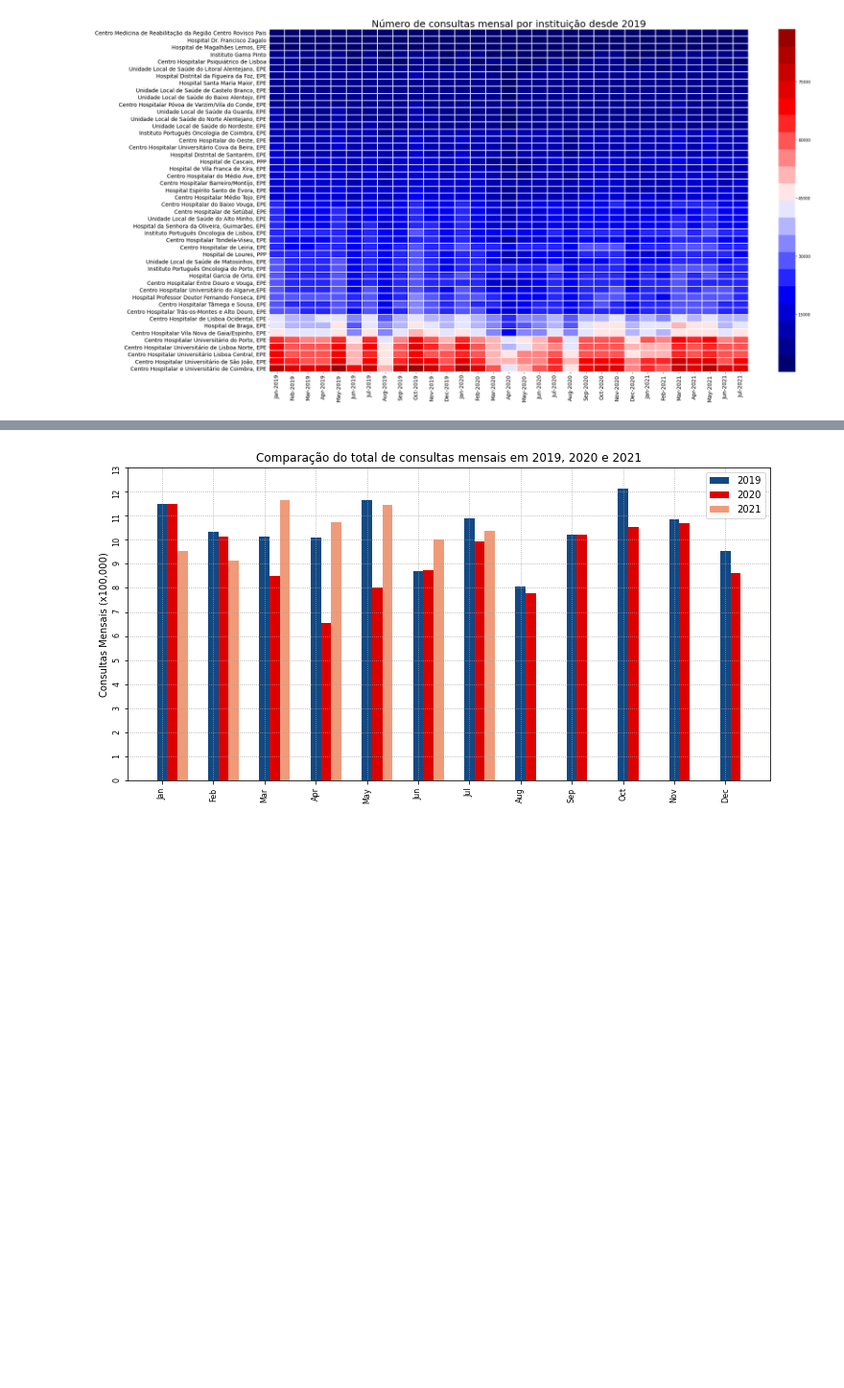
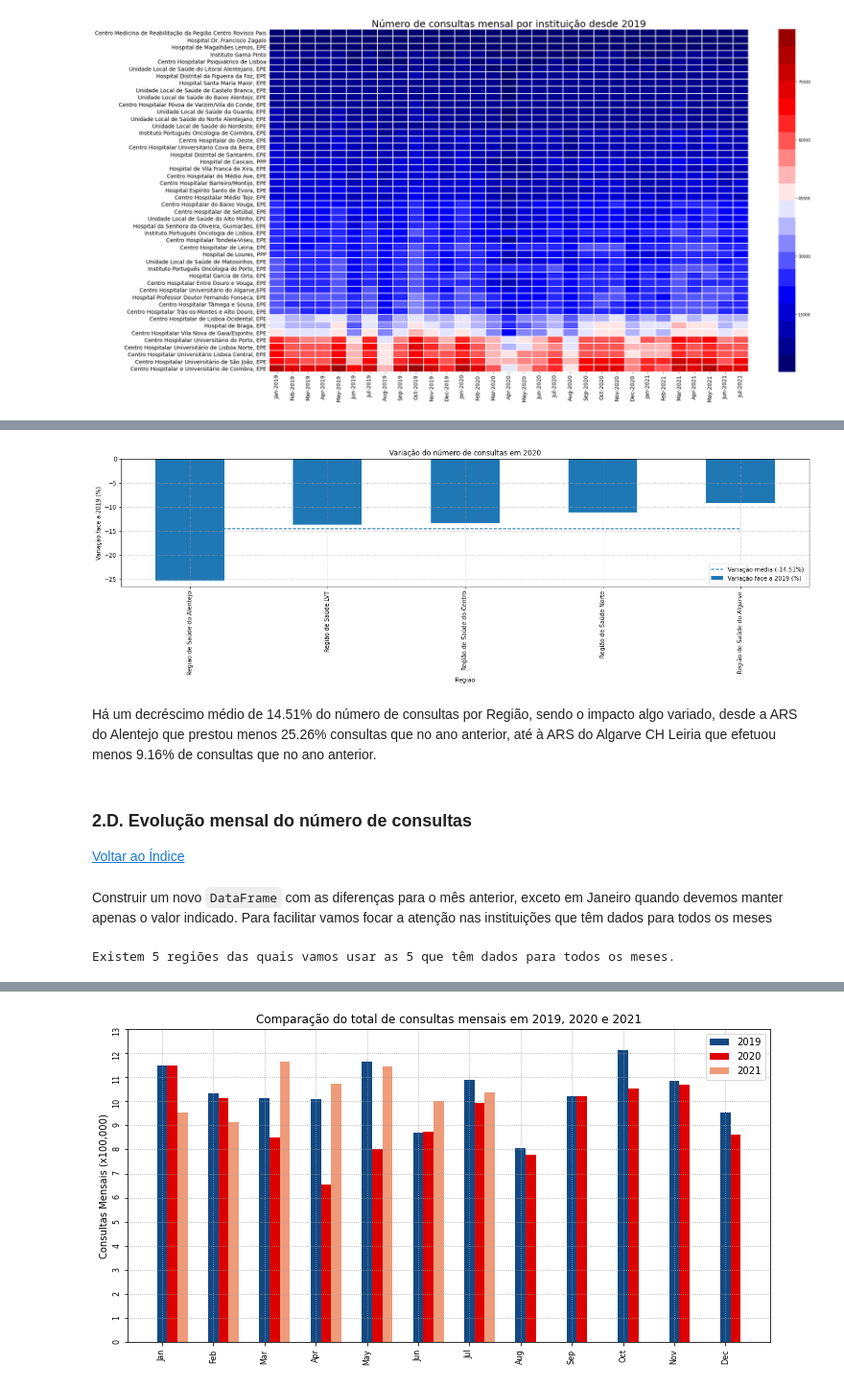
Before and after one commit to zevarela/dssg, a Jupyter notebook: Tutorial_SNS_2021-09.ipynb, the cells around one changed output, grey strips where cells are left out. Shown at 96% size. Cells and saved outputs as stored; diff of their text form; code cells hidden in the pictures; blank space fills up the shorter version.

```diff
--- a/Tutorial_SNS_2021-09.ipynb
+++ b/Tutorial_SNS_2021-09.ipynb
@@ -453,0 +512,45 @@ Vamos ver também comparação dos totais de consultas mensais nos 3 últimos an
+# %%
+col = "Nº Consultas Médicas Total"
+
+df_r = df_hosp.groupby(['Região', 'Período']).sum().copy().reset_index().set_index("Região")
+df_r["Período"] = pd.to_datetime(df_r["Período"]).dt.year
+df_r = df_r.groupby(["Região", "Período"]).sum().reset_index().set_index("Região")
+df_r = pd.DataFrame(100*(df_r.loc[df_r.Período==2020, col] - df_r.loc[df_r.Período==2019, col]) / df_r.loc[df_r.Período==2020, col])
+df_r.columns=[nome]
+
+df_r.sort_values(by=nome, inplace=True)
+ax = df_r.plot(figsize=(21,4), kind='bar')
+ax.set_title('Variação do número de consultas em 2020');
+ax.set_ylabel('Variação face a 2019 (%)');
+ax.set_xticks(range(len(df_r)))
+ax.set_xticklabels(df_r.index, rotation=90);
+ax.yaxis.set_major_locator(MultipleLocator(5))
+ax.grid(which='major', color='#A0A0A0', linestyle=':')
+média = np.ones(len(df_r.index))*df_r[nome].mean()
+ax.plot(média, label=f"Variação média ({média[0]:.2f}%)", linestyle='--');
+ax.legend(loc='lower right');
+# %% [output]
+[figure, added]
+# %% [markdown]
+Há um decréscimo médio de 14.51% do número de consultas por Região, sendo o impacto algo variado, desde a ARS do Alentejo que prestou menos 25.26% consultas que no ano anterior, até à ARS do Algarve CH Leiria que efetuou menos 9.16% de consultas que no ano anterior.
+# %% [markdown]
+### 2.D. Evolução mensal do número de consultas
+<div align="right"
+
+[Voltar ao Índice](#Índice)
+# %% [markdown]
+Construir um novo `DataFrame` com as diferenças para o mês anterior, exceto em Janeiro quando devemos manter apenas o valor indicado. Para facilitar vamos focar a atenção nas instituições que têm dados para todos os meses
+# %%
+df_mes_r = df_hosp.groupby(['Região', 'Período', 'Periodo_format_2']).sum().reset_index().set_index("Região").copy()
+df_mes_r['Mês'] = pd.to_datetime(df_mes_r['Período'] , format='%Y-%m')
+df_mes_r['Dia'] = pd.to_datetime(df_mes_r['Periodo_format_2'] , format='%Y/%m/%d')
+df_mes_r = df_mes_r.reset_index()
+
+reg_nmonths = df_mes_r.reset_index()[['Região','Mês']].groupby('Região').nunique()
+all_reg = len(reg_nmonths)
+reg_nmonths = reg_nmonths[reg_nmonths.Mês == reg_nmonths.Mês.max()].index
+df_mes_r = df_mes_r[df_mes_r["Região"].isin(reg_nmonths)]
+print(f"Existem {all_reg} regiões das quais vamos usar as \
+{df_mes_r.Região.nunique()} que têm dados para todos os meses.")
+# %% [output]
+Existem 5 regiões das quais vamos usar as 5 que têm dados para todos os meses.
```
Also changed, not shown: parts of 29 cells of this notebook.
